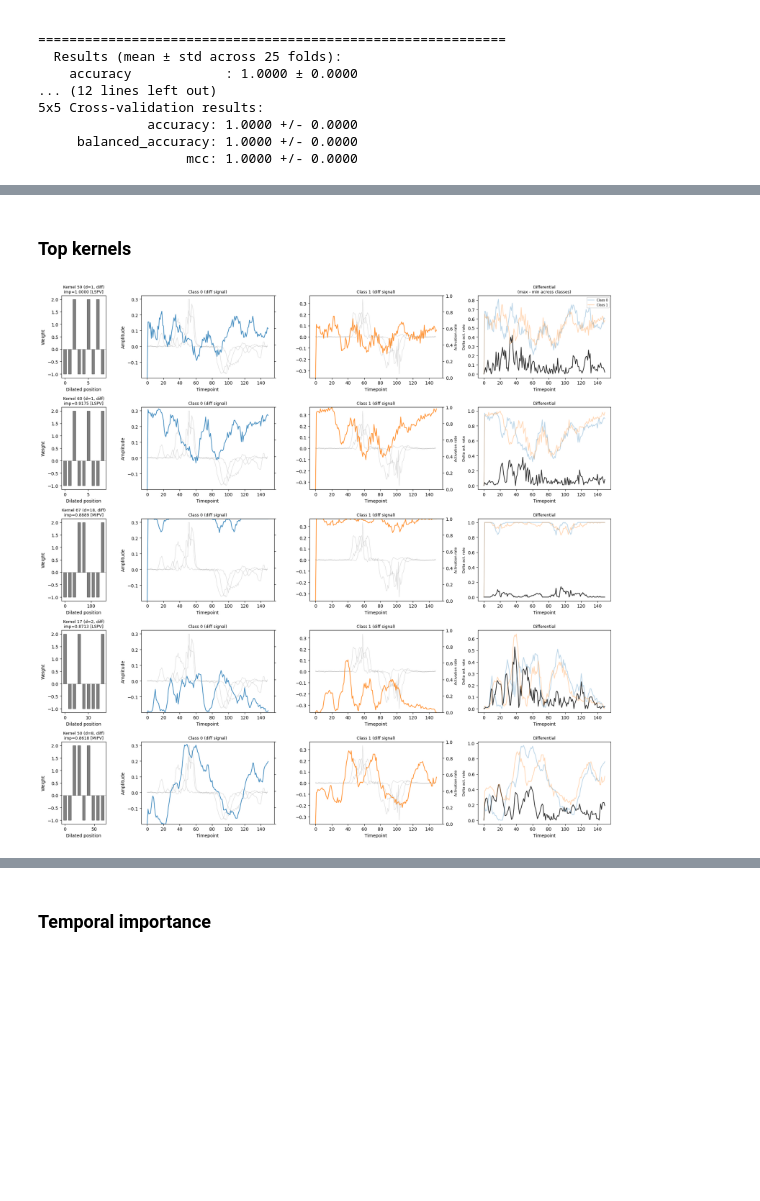
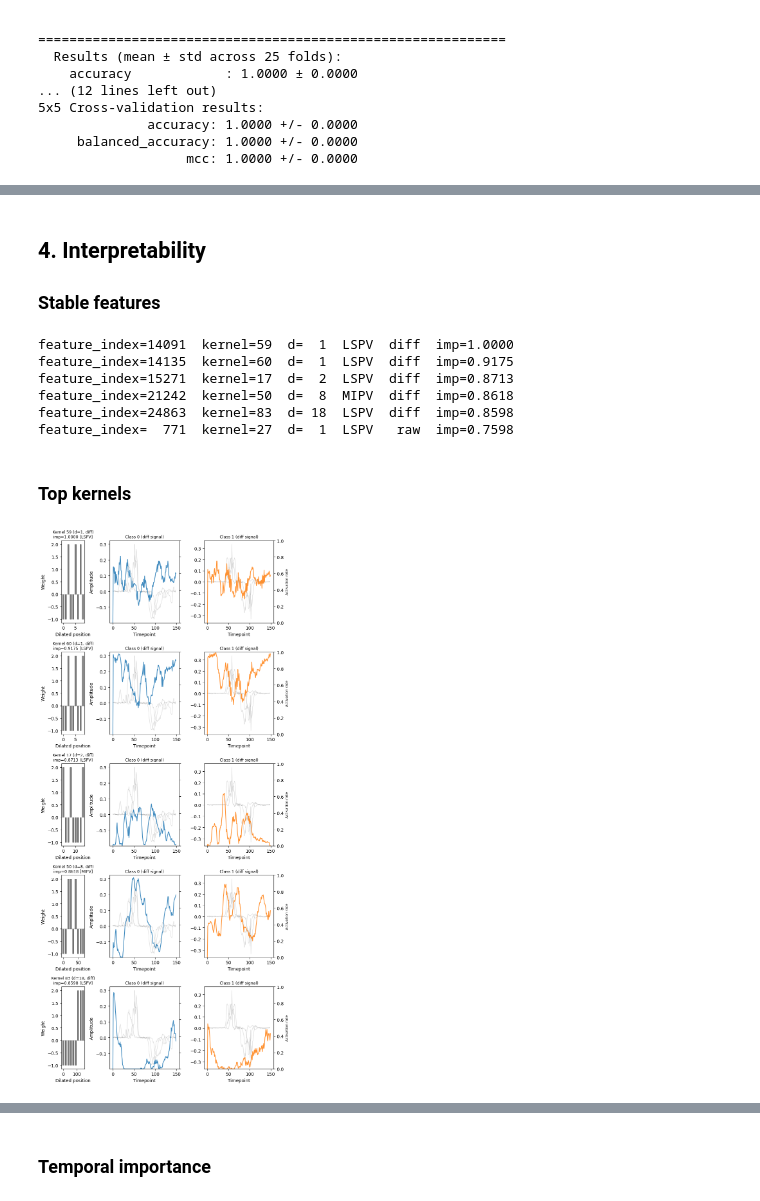
Before and after one commit to LaubachLab/i-rocket, a Jupyter notebook: examples/demo_GunPoint.ipynb, the cells around one changed output, grey strips where cells are left out. Cells and saved outputs as stored; diff of their text form; code cells hidden in the pictures; blank space fills up the shorter version.

```diff
--- a/examples/demo_GunPoint.ipynb
+++ b/examples/demo_GunPoint.ipynb
@@ -25,4 +15,8 @@ import os
 os.environ["OMP_DISPLAY_ENV"] = "FALSE"
 os.environ["KMP_WARNINGS"] = "0"
 
+import numpy as np
+import matplotlib.pyplot as plt
+
 RANDOM_STATE = 42
+FIG_WIDTH = 8
@@ -140,6 +152,29 @@ InterpRocket(alpha_range=array([1.00000000e-10, 1.12883789e-09, 1.27427499e-08,
+# %% [markdown]
+## 4. Interpretability
+
+### Stable features
+# %%
+top = model.get_top_features(feature_mask=stable_features)
+for f in top:
+    print(f"feature_index={f['feature_index']:>5d}  "
+          f"kernel={f['kernel_index']:>2d}  d={f['dilation']:>3d}  "
+          f"{f['pooling_op']:>4s}  {f['representation']:>4s}  "
+          f"imp={f['importance']:.4f}")
+# %% [output]
+feature_index=14091  kernel=59  d=  1  LSPV  diff  imp=1.0000
+feature_index=14135  kernel=60  d=  1  LSPV  diff  imp=0.9175
+feature_index=15271  kernel=17  d=  2  LSPV  diff  imp=0.8713
+feature_index=21242  kernel=50  d=  8  MIPV  diff  imp=0.8618
+feature_index=24863  kernel=83  d= 18  LSPV  diff  imp=0.8598
+feature_index=  771  kernel=27  d=  1  LSPV   raw  imp=0.7598
 # %% [markdown]
 ### Top kernels
 # %%
-fig = model.plot_top_kernels(X, y, n_kernels=5)
+fig = model.plot_top_kernels(
+    X, y,
+    feature_mask=stable_features,
+    figsize=(FIG_WIDTH, 3.5 * min(5, len(stable_features))),
+    n_kernels=5,
+)
 # %% [output]
-[figure, old version]
+[figure, new version]
```
Also changed, not shown: parts of 46 cells of this notebook, 1 other file.
